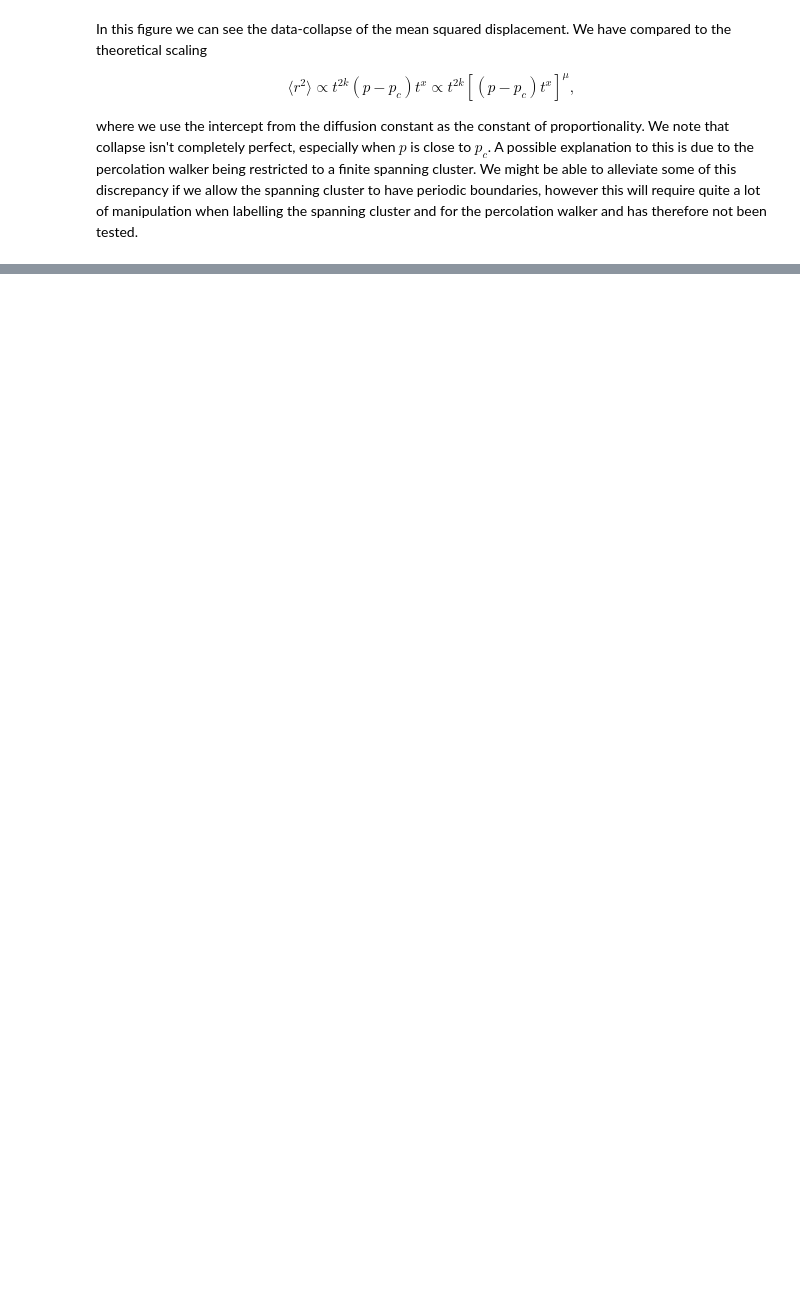
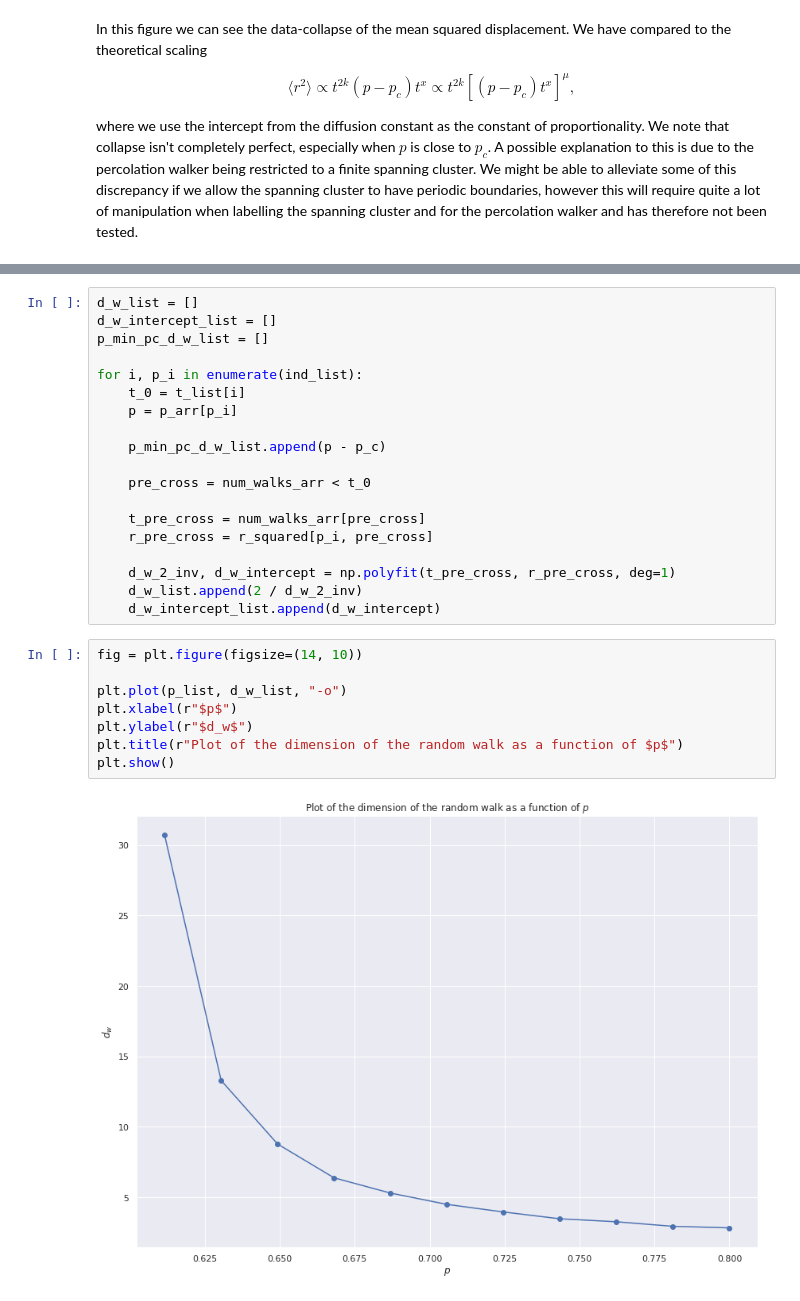
Before and after one commit to Schoyen/FYS4460, a Jupyter notebook: project-4/random-walks-on-the-spanning-cluster-large.ipynb, the cells around one changed output, grey strips where cells are left out. Cells and saved outputs as stored; diff of their text form; blank space fills up the shorter version.

```diff
--- a/project-4/random-walks-on-the-spanning-cluster-large.ipynb
+++ b/project-4/random-walks-on-the-spanning-cluster-large.ipynb
@@ -505,0 +567,29 @@ We might be able to alleviate some of this discrepancy if we allow the spanning
+# %%
+d_w_list = []
+d_w_intercept_list = []
+p_min_pc_d_w_list = []
+
+for i, p_i in enumerate(ind_list):
+    t_0 = t_list[i]
+    p = p_arr[p_i]
+
+    p_min_pc_d_w_list.append(p - p_c)
+
+    pre_cross = num_walks_arr < t_0
+
+    t_pre_cross = num_walks_arr[pre_cross]
+    r_pre_cross = r_squared[p_i, pre_cross]
+
+    d_w_2_inv, d_w_intercept = np.polyfit(t_pre_cross, r_pre_cross, deg=1)
+    d_w_list.append(2 / d_w_2_inv)
+    d_w_intercept_list.append(d_w_intercept)
+# %%
+fig = plt.figure(figsize=(14, 10))
+
+plt.plot(p_list, d_w_list, "-o")
+plt.xlabel(r"$p$")
+plt.ylabel(r"$d_w$")
+plt.title(r"Plot of the dimension of the random walk as a function of $p$")
+plt.show()
+# %% [output]
+[figure, added]
```
Also changed, not shown: parts of 17 cells of this notebook, 1 other file.
